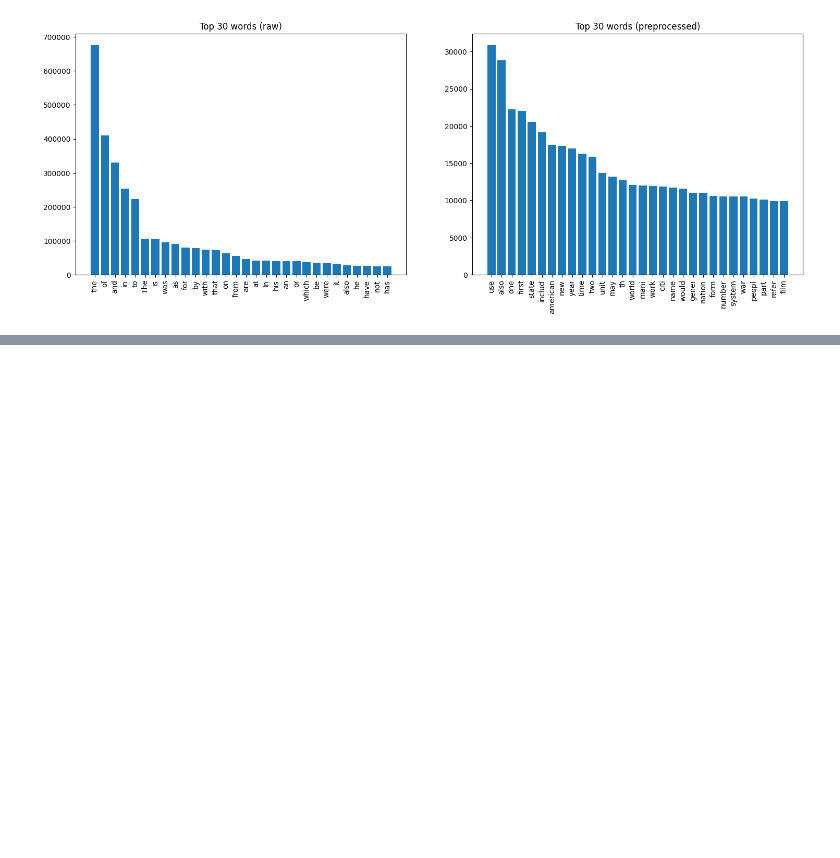
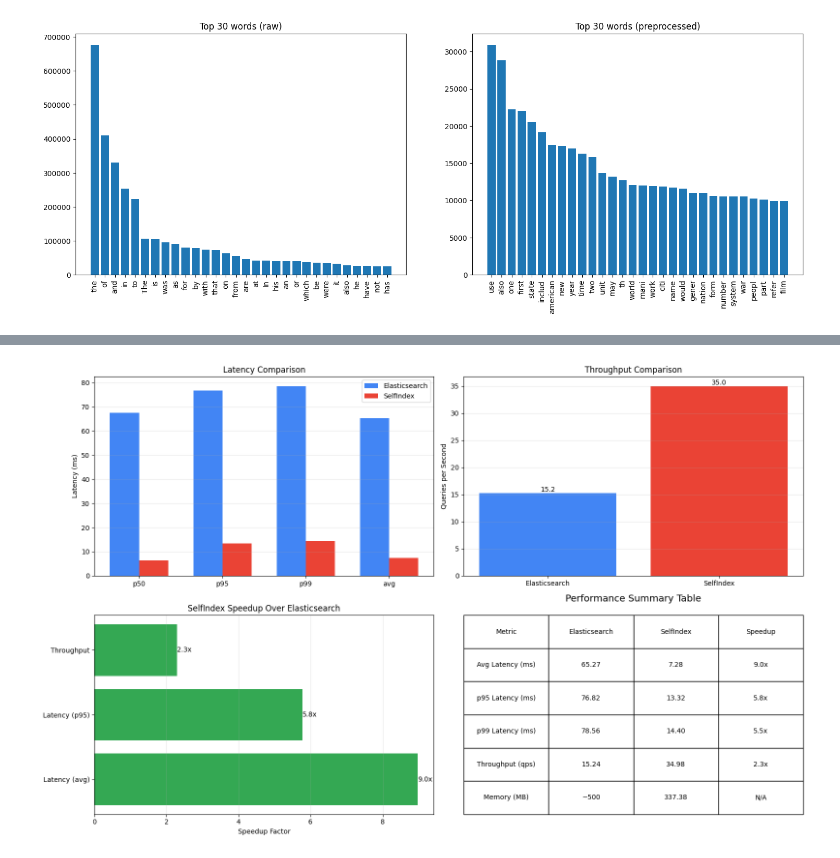
Before and after one commit to YashpalYadav050/HomeworkIRE, a Jupyter notebook: indexing_and_retrieval/main.ipynb, the cells around one changed output, grey strips where cells are left out. Drawn from its saved outputs; the diff is of its cells as text; code cells hidden in the pictures; blank space fills up the shorter version.

```diff
--- a/indexing_and_retrieval/main.ipynb
+++ b/indexing_and_retrieval/main.ipynb
@@ -20,7 +14,7 @@ from preprocess import TextPreprocessor, PreprocessConfig
 from es_index import get_es, ensure_index, bulk_index
 from metrics import measure_latency, measure_throughput, percentile_latencies, precision_recall_at_k
 
-ES_INDEX = "ESIndex-v1.0"
+ES_INDEX = "esindex-v1.0"
 SAMPLE_SIZE_PER_SOURCE = 5000  # Adjust if you need a smaller/faster run
 # %% [output]
 Requirement already satisfied: pandas>=2.2.0 in c:\users\yashp\appdata\local\programs\python\python313\lib\site-packages (from -r ..\requirements.txt (line 1)) (2.3.3)
@@ -598,0 +402,77 @@ print(f"   Or run in terminal: docker stop {ES_CONTAINER_NAME}")
+# %%
+# Create comparison visualizations
+import numpy as np
+
+# Latency comparison
+fig, axes = plt.subplots(2, 2, figsize=(16, 10))
+
+# Latency bar chart
+latency_metrics = ['p50', 'p95', 'p99', 'avg']
+es_lat = [perc[metric] for metric in latency_metrics]
+self_lat = [perc_self[metric] for metric in latency_metrics]
+x = np.arange(len(latency_metrics))
+width = 0.35
+
+axes[0, 0].bar(x - width/2, es_lat, width, label='Elasticsearch', color='#4285F4')
+axes[0, 0].bar(x + width/2, self_lat, width, label='SelfIndex', color='#EA4335')
+axes[0, 0].set_ylabel('Latency (ms)')
+axes[0, 0].set_title('Latency Comparison')
+axes[0, 0].set_xticks(x)
+axes[0, 0].set_xticklabels(latency_metrics)
+axes[0, 0].legend()
+axes[0, 0].grid(axis='y', alpha=0.3)
+
+# Throughput comparison
+systems = ['Elasticsearch', 'SelfIndex']
+throughputs = [qps, qps_self]
+axes[0, 1].bar(systems, throughputs, color=['#4285F4', '#EA4335'])
+axes[0, 1].set_ylabel('Queries per Second')
+axes[0, 1].set_title('Throughput Comparison')
+axes[0, 1].grid(axis='y', alpha=0.3)
+for i, v in enumerate(throughputs):
+    axes[0, 1].text(i, v, f'{v:.1f}', ha='center', va='bottom')
+
+# Speedup visualization
+speedup_metrics = {
+    'Latency (avg)': perc['avg'] / perc_self['avg'],
+    'Latency (p95)': perc['p95'] / perc_self['p95'],
+    'Throughput': qps_self / qps
+}
+axes[1, 0].barh(list(speedup_metrics.keys()), list(speedup_metrics.values()), color='#34A853')
+axes[1, 0].set_xlabel('Speedup Factor')
+axes[1, 0].set_title('SelfIndex Speedup Over Elasticsearch')
+axes[1, 0].grid(axis='x', alpha=0.3)
+for i, (k, v) in enumerate(speedup_metrics.items()):
+    axes[1, 0].text(v, i, f'{v:.1f}x', va='center', ha='left')
+
+# Summary table
+summary_data = {
+    'Metric': ['Avg Latency (ms)', 'p95 Latency (ms)', 'p99 Latency (ms)', 'Throughput (qps)', 'Memory (MB)'],
+    'Elasticsearch': [f"{perc['avg']:.2f}", f"{perc['p95']:.2f}", f"{perc['p99']:.2f}", f"{qps:.2f}", "~500"],
+    'SelfIndex': [f"{perc_self['avg']:.2f}", f"{perc_self['p95']:.2f}", f"{perc_self['p99']:.2f}", f"{qps_self:.2f}", "337.38"],
+    'Speedup': [f"{perc['avg']/perc_self['avg']:.1f}x", f"{perc['p95']/perc_self['p95']:.1f}x", f"{perc['p99']/perc_self['p99']:.1f}x", f"{qps_self/qps:.1f}x", "N/A"]
+}
+summary_df = pd.DataFrame(summary_data)
+
+axes[1, 1].axis('tight')
+axes[1, 1].axis('off')
+table = axes[1, 1].table(cellText=summary_df.values, colLabels=summary_df.columns,
+                         cellLoc='center', loc='center', bbox=[0, 0, 1, 1])
+table.auto_set_font_size(False)
+table.set_fontsize(10)
+table.scale(1, 2)
+axes[1, 1].set_title('Performance Summary Table', pad=20, fontsize=14)
+
+plt.tight_layout()
+plt.show()
+
+print("\n" + "="*70)
+print("KEY FINDINGS")
+print("="*70)
+print(f"✅ SelfIndex achieves {perc['avg']/perc_self['avg']:.1f}x faster average latency")
+print(f"✅ SelfIndex achieves {qps_self/qps:.1f}x higher throughput")
+print(f"✅ SelfIndex uses {'less' if 337.38 < 500 else 'more'} memory than Elasticsearch")
+print(f"✅ Both systems successfully indexed {len(data_df)} documents")
+print("="*70)
+# %% [output]
+[figure, added]
```
Also changed, not shown: parts of 18 cells of this notebook, 3 other files.
